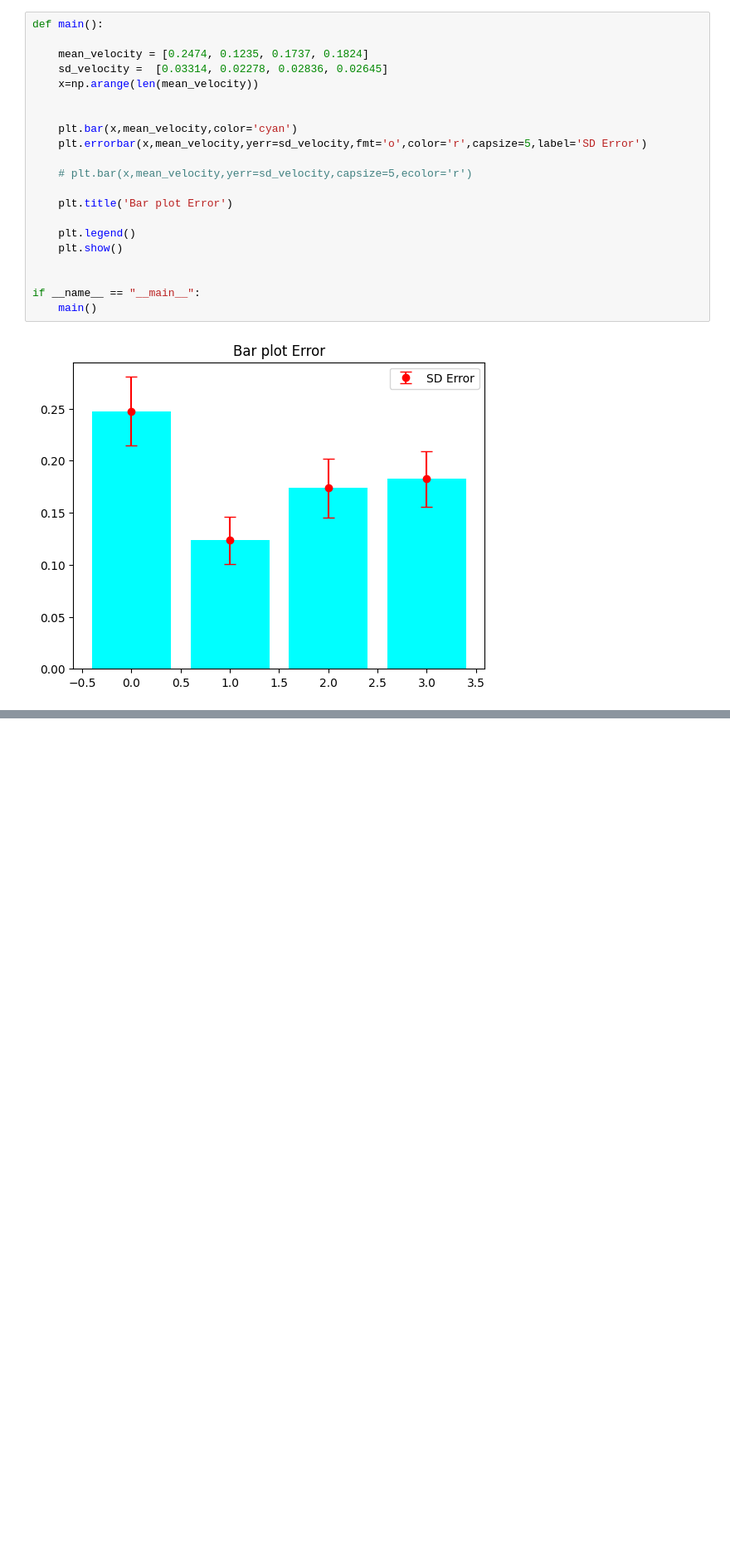
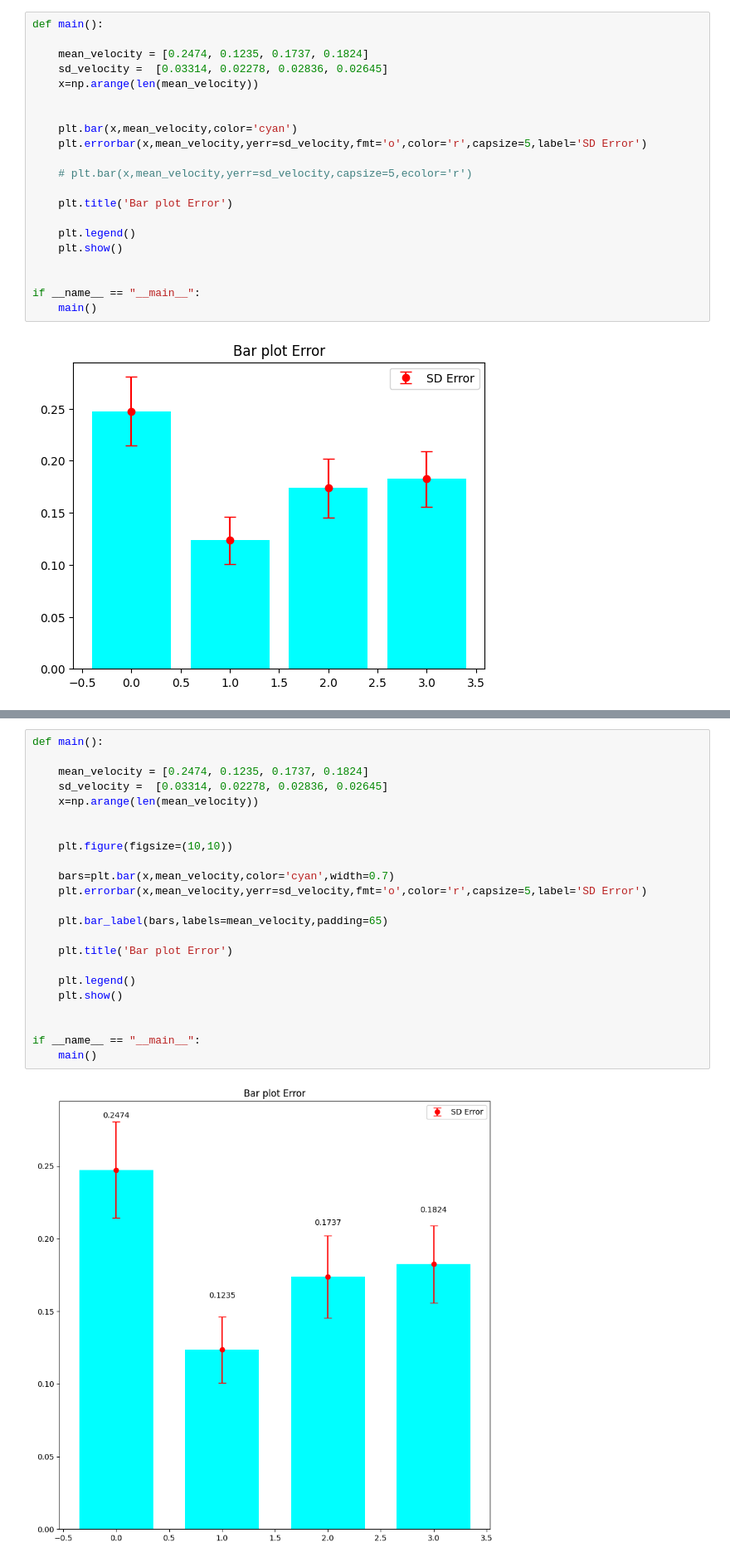
Before and after one commit to Deven5656/Python_Libraries, a Jupyter notebook: Matplotlib_Barchart/bar.ipynb, the cells around one changed output, grey strips where cells are left out. Shown at 83% size. Drawn from its saved outputs; the diff is of its cells as text; blank space fills up the shorter version.

Commit message:
[Deven] Add : Python program to create bar plots with errorbars on the same figure. Attach a text label above each bar displaying means (integer value)

```diff
--- a/Matplotlib_Barchart/bar.ipynb
+++ b/Matplotlib_Barchart/bar.ipynb
@@ -331,0 +337,25 @@ if __name__ == "__main__":
+# %%
+def main():
+
+    mean_velocity = [0.2474, 0.1235, 0.1737, 0.1824]
+    sd_velocity =  [0.03314, 0.02278, 0.02836, 0.02645]
+    x=np.arange(len(mean_velocity))
+
+
+    plt.figure(figsize=(10,10))
+
+    bars=plt.bar(x,mean_velocity,color='cyan',width=0.7)
+    plt.errorbar(x,mean_velocity,yerr=sd_velocity,fmt='o',color='r',capsize=5,label='SD Error')
+
+    plt.bar_label(bars,labels=mean_velocity,padding=65)
+
+    plt.title('Bar plot Error')
+
+    plt.legend()
+    plt.show()
+
+
+if __name__ == "__main__":
+    main()
+# %% [output]
+[figure, added]
```
Also changed, not shown: parts of 1 cell of this notebook.
